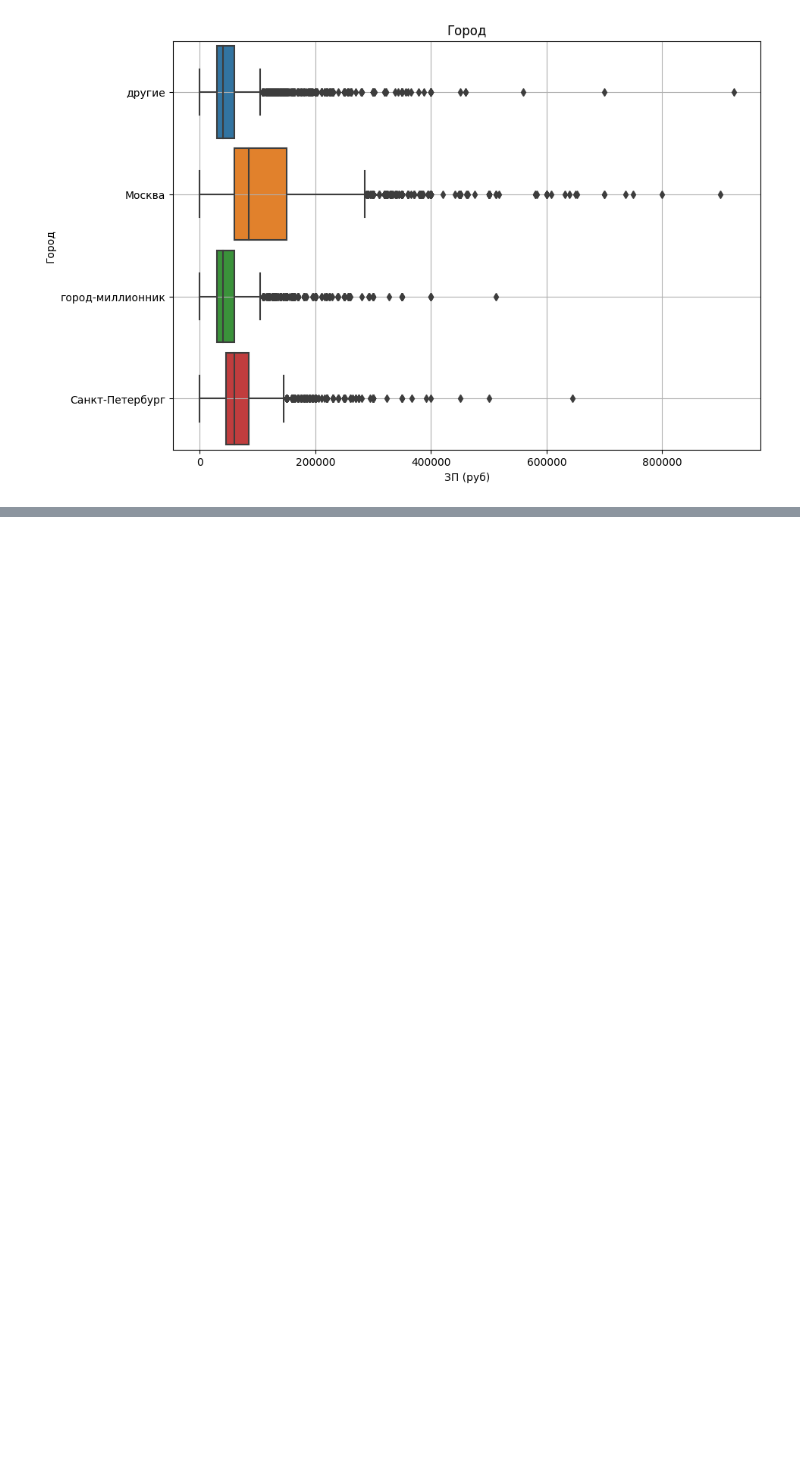
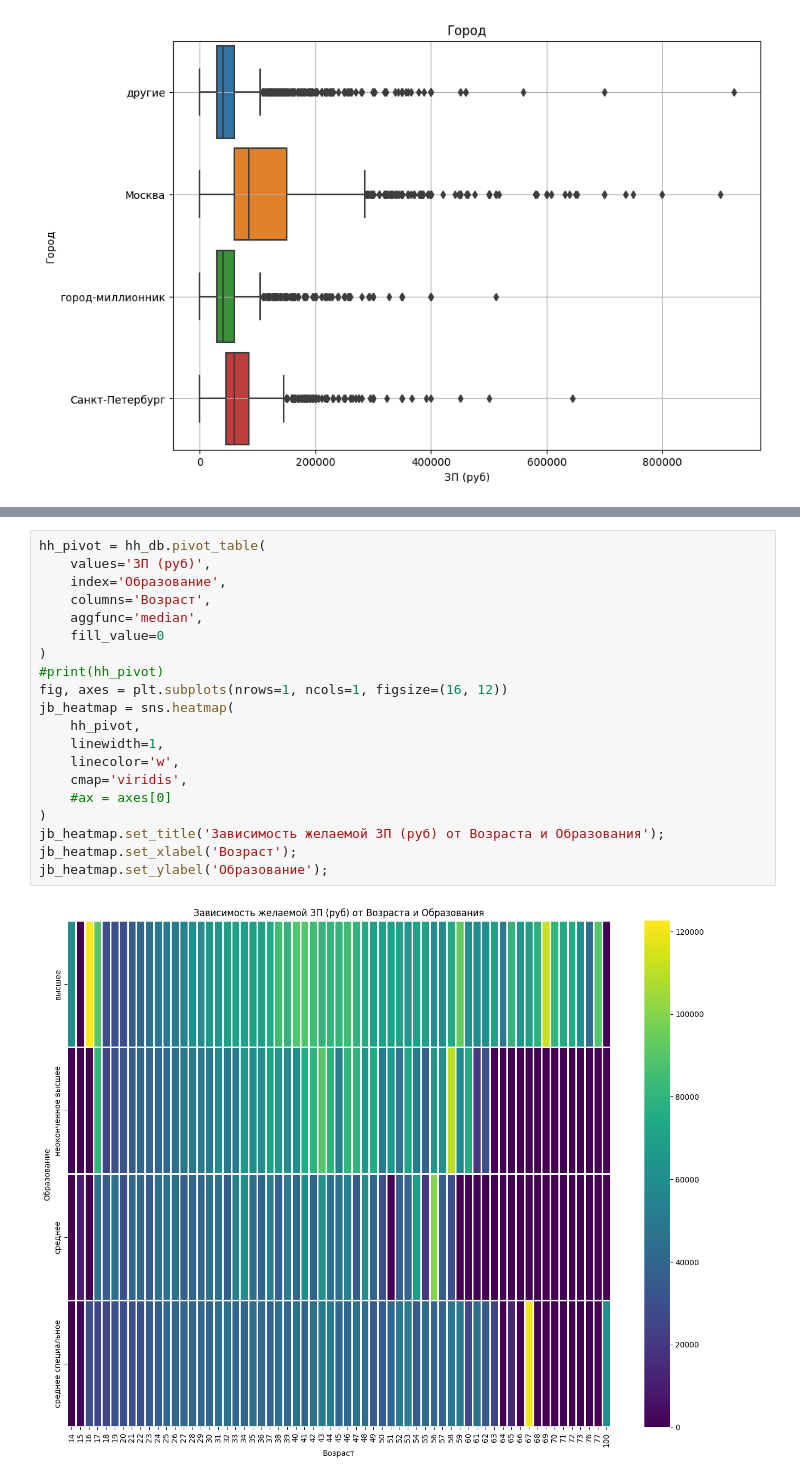
Before and after one commit to vasiloyk/hh, a Jupyter notebook: data_hh_analysis/data_hh_analysis.ipynb, the cells around one changed output, grey strips where cells are left out. Drawn from its saved outputs; the diff is of its cells as text; blank space fills up the shorter version.

```diff
--- a/data_hh_analysis/data_hh_analysis.ipynb
+++ b/data_hh_analysis/data_hh_analysis.ipynb
@@ -332,0 +342,22 @@ Name: ЗП (руб), dtype: float64
+# %%
+hh_pivot = hh_db.pivot_table(
+    values='ЗП (руб)',
+    index='Образование',
+    columns='Возраст',
+    aggfunc='median',
+    fill_value=0
+)
+#print(hh_pivot)
+fig, axes = plt.subplots(nrows=1, ncols=1, figsize=(16, 12))
+jb_heatmap = sns.heatmap(
+    hh_pivot,
+    linewidth=1,
+    linecolor='w',
+    cmap='viridis',
+    #ax = axes[0]
+)
+jb_heatmap.set_title('Зависимость желаемой ЗП (руб) от Возраста и Образования');
+jb_heatmap.set_xlabel('Возраст');
+jb_heatmap.set_ylabel('Образование');
+# %% [output]
+[figure, added]
```
Also changed, not shown: parts of 2 cells of this notebook.
